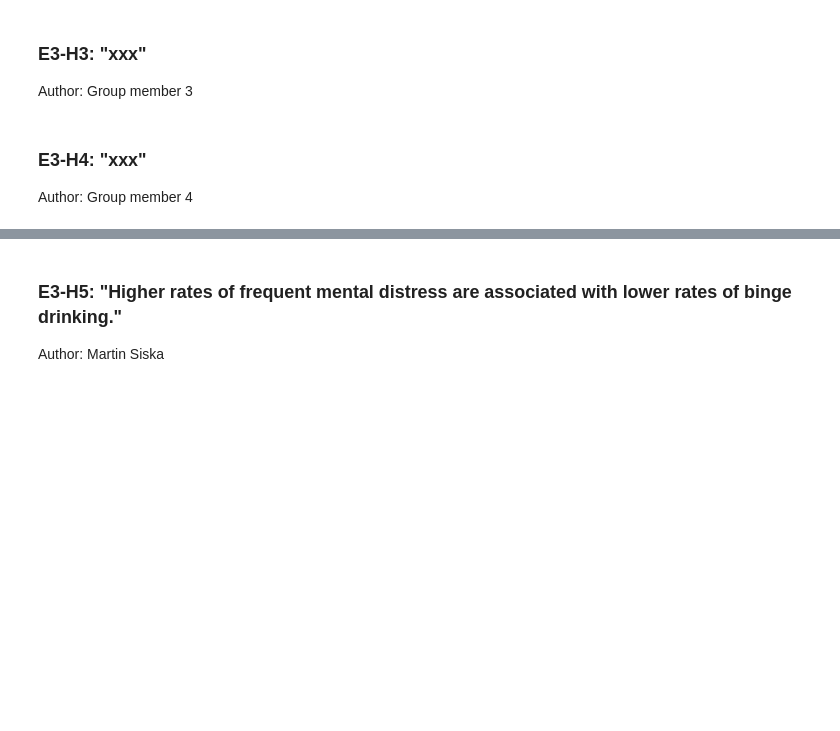
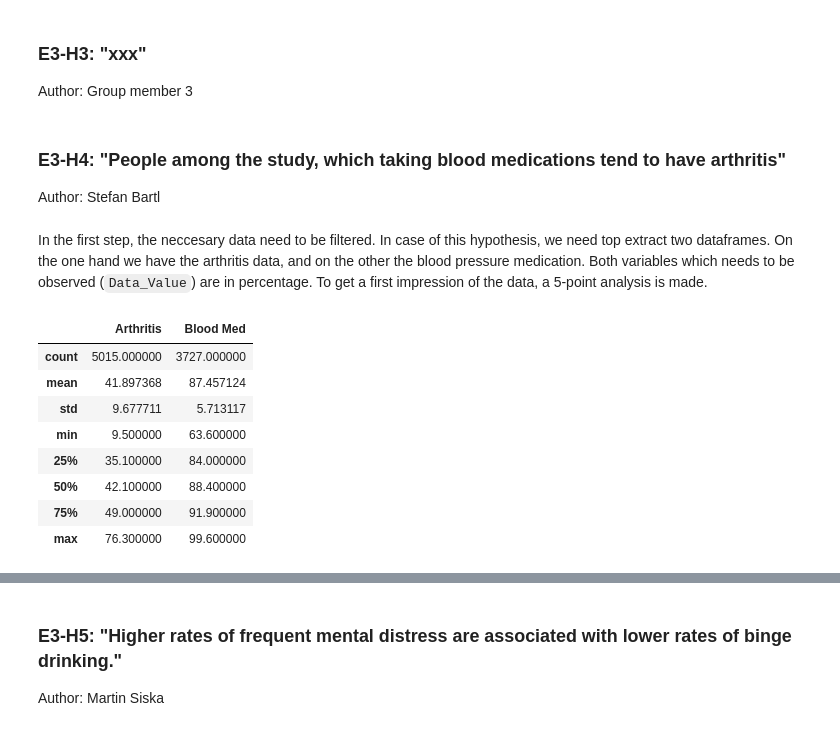
Before and after one commit to toporek3112/de_python_project, a Jupyter notebook: prj01.ipynb, the cells around one changed output, grey strips where cells are left out. Saved outputs shown, nothing was run; the diff lists cells and outputs as text; code cells hidden in the pictures; blank space fills up the shorter version.

```diff
--- a/prj01.ipynb
+++ b/prj01.ipynb
@@ -436,5 +448,24 @@ Author: Group member 2
 ### E3-H3: "xxx"
 Author: Group member 3
 # %% [markdown]
-### E3-H4: "xxx"
-Author: Group member 4
+### E3-H4: "People among the study, which taking blood medications tend to have arthritis"
+Author: Stefan Bartl
+# %% [markdown]
+In the first step, the neccesary data need to be filtered. In case of this hypothesis, we need top extract two dataframes. On the one hand we have the arthritis data, and on the other the blood pressure medication. Both variables which needs to be observed (`Data_Value`) are in percentage. To get a first impression of the data, a 5-point analysis is made.
+# %%
+arthritis_data = data_cleaned[data_cleaned['Topic'].str.contains('Arthritis among older adults', case=False)]
+blood_medication_data = data_cleaned[data_cleaned['Topic'].str.contains('Taking medication for high blood pressure', case=False)]
+
+#arthritis_data = data_cleaned[data_cleaned["Topic"] == "Arthritis among older adults"]
+#blood_medication_data = data_cleaned[data_cleaned["Topic"] == "Taking medication for high blood pressure"]
+pd.DataFrame({"Arthritis": arthritis_data["Data_Value"].describe(), "Blood Med":blood_medication_data["Data_Value"].describe()})
+# %% [output]
+|  | Arthritis | Blood Med |
+| count | 5015.000000 | 3727.000000 |
+| mean | 41.897368 | 87.457124 |
+| std | 9.677711 | 5.713117 |
+| min | 9.500000 | 63.600000 |
+| 25% | 35.100000 | 84.000000 |
+| 50% | 42.100000 | 88.400000 |
+| 75% | 49.000000 | 91.900000 |
+| max | 76.300000 | 99.600000 |
```
Also changed, not shown: parts of 23 cells of this notebook.
